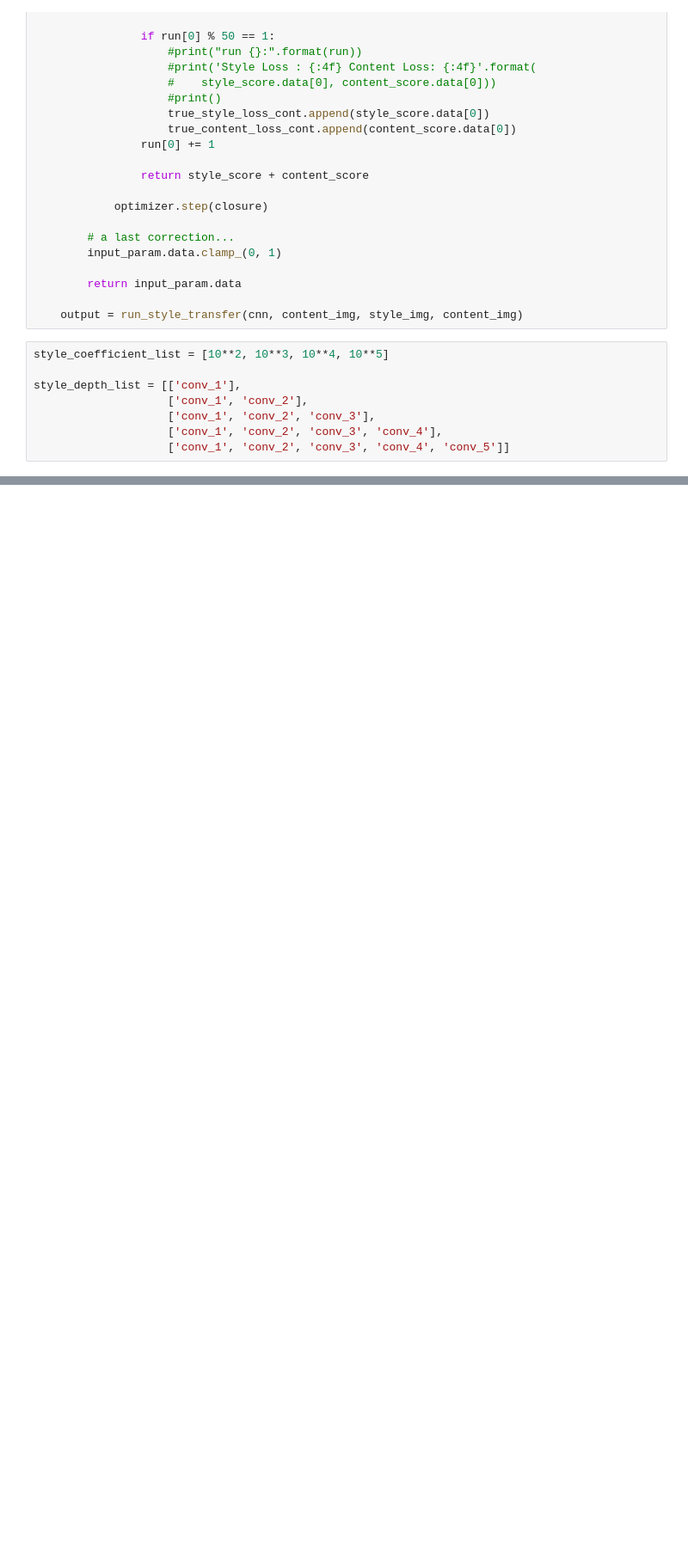
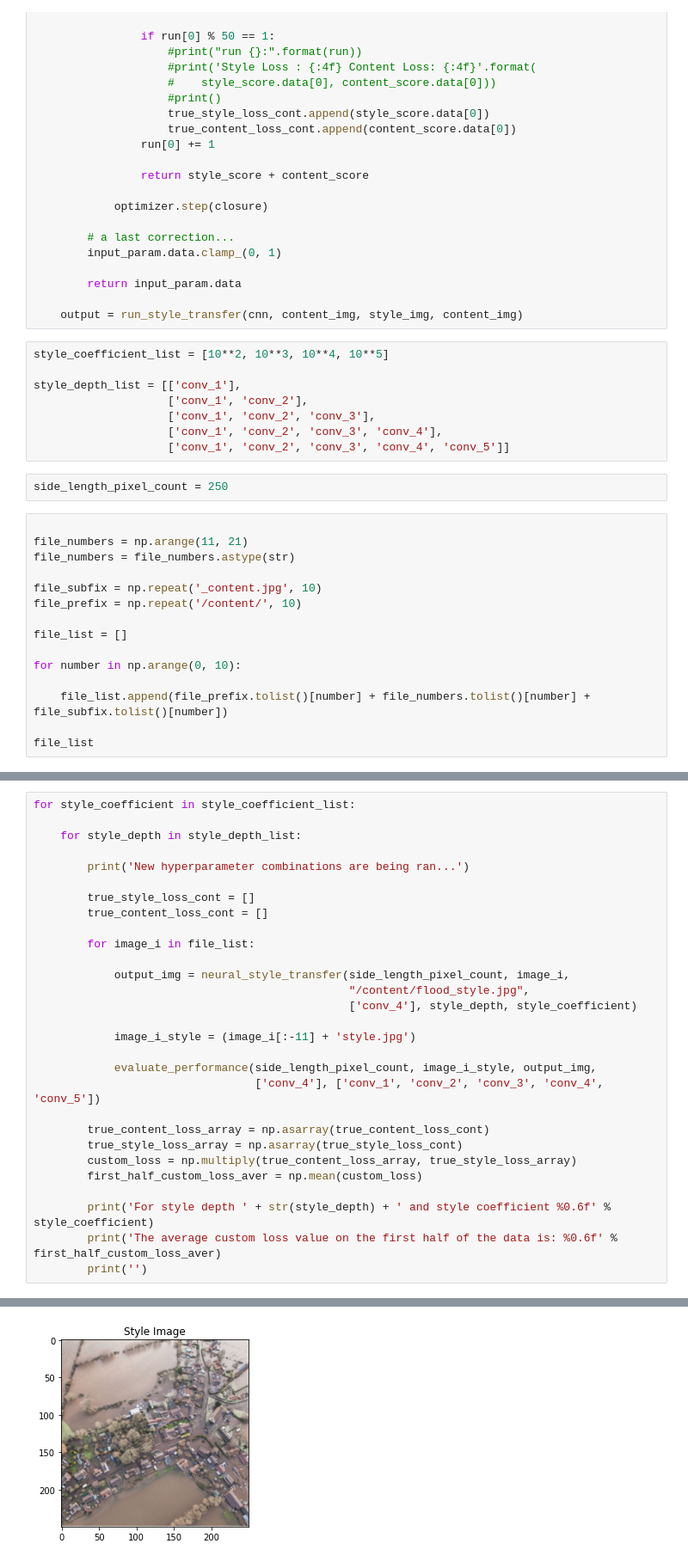
Before and after one commit to ayaanzhaque/Tempest, a Jupyter notebook: floodNotebooks/FloodOverlay.ipynb, the cells around one changed output, grey strips where cells are left out. Shown at 86% size. Cells and saved outputs as stored; diff of their text form; blank space fills up the shorter version.

```diff
--- a/floodNotebooks/FloodOverlay.ipynb
+++ b/floodNotebooks/FloodOverlay.ipynb
@@ -430,3 +430,20 @@ style_depth_list = [['conv_1'],
                     ['conv_1', 'conv_2', 'conv_3'],
                     ['conv_1', 'conv_2', 'conv_3', 'conv_4'],
                     ['conv_1', 'conv_2', 'conv_3', 'conv_4', 'conv_5']]
+# %%
+side_length_pixel_count = 250
+# %%
+
+file_numbers = np.arange(11, 21)
+file_numbers = file_numbers.astype(str)
+
+file_subfix = np.repeat('_content.jpg', 10)
+file_prefix = np.repeat('/content/', 10)
+
+file_list = []
+
+for number in np.arange(0, 10):
+
+    file_list.append(file_prefix.tolist()[number] + file_numbers.tolist()[number] + file_subfix.tolist()[number])
+
+file_list
@@ -432,0 +461,30 @@ style_depth_list = [['conv_1'],
+# %%
+for style_coefficient in style_coefficient_list:
+
+    for style_depth in style_depth_list:
+
+        print('New hyperparameter combinations are being ran...')
+
+        true_style_loss_cont = []
+        true_content_loss_cont = []
+
+        for image_i in file_list:
+
+            output_img = neural_style_transfer(side_length_pixel_count, image_i,
+                                               "/content/flood_style.jpg",
+                                               ['conv_4'], style_depth, style_coefficient)
+
+            image_i_style = (image_i[:-11] + 'style.jpg')
+
+            evaluate_performance(side_length_pixel_count, image_i_style, output_img,
+                                 ['conv_4'], ['conv_1', 'conv_2', 'conv_3', 'conv_4', 'conv_5'])
+
+        true_content_loss_array = np.asarray(true_content_loss_cont)
+        true_style_loss_array = np.asarray(true_style_loss_cont)
+        custom_loss = np.multiply(true_content_loss_array, true_style_loss_array)
+        first_half_custom_loss_aver = np.mean(custom_loss)
+
+        print('For style depth ' + str(style_depth) + ' and style coefficient %0.6f' % style_coefficient)
+        print('The average custom loss value on the first half of the data is: %0.6f' % first_half_custom_loss_aver)
+        print('')
+# %% [output]
@@ -432,0 +492 @@ style_depth_list = [['conv_1'],
+[figure, added]
```
Also changed, not shown: parts of 3 cells of this notebook.
